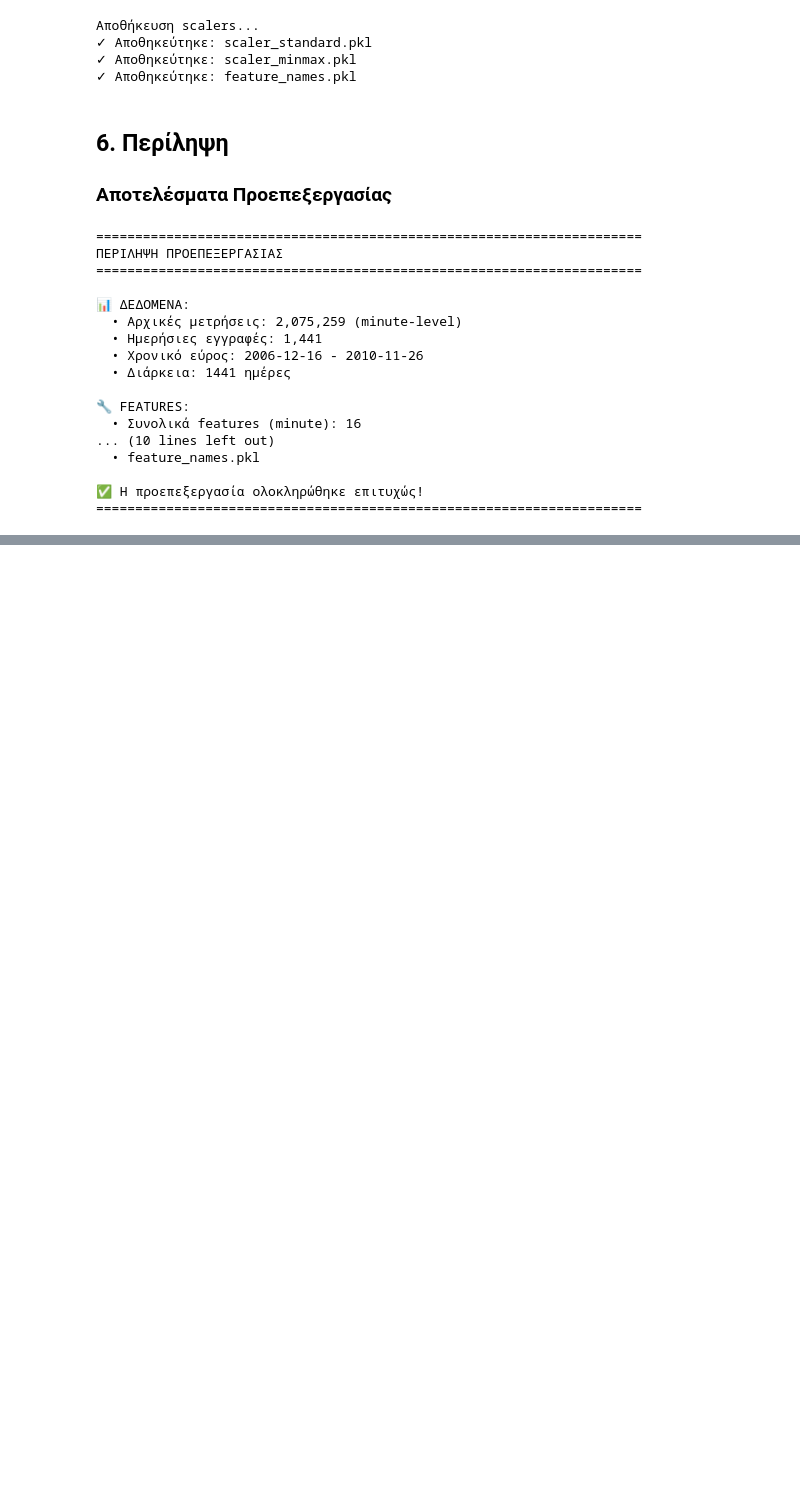
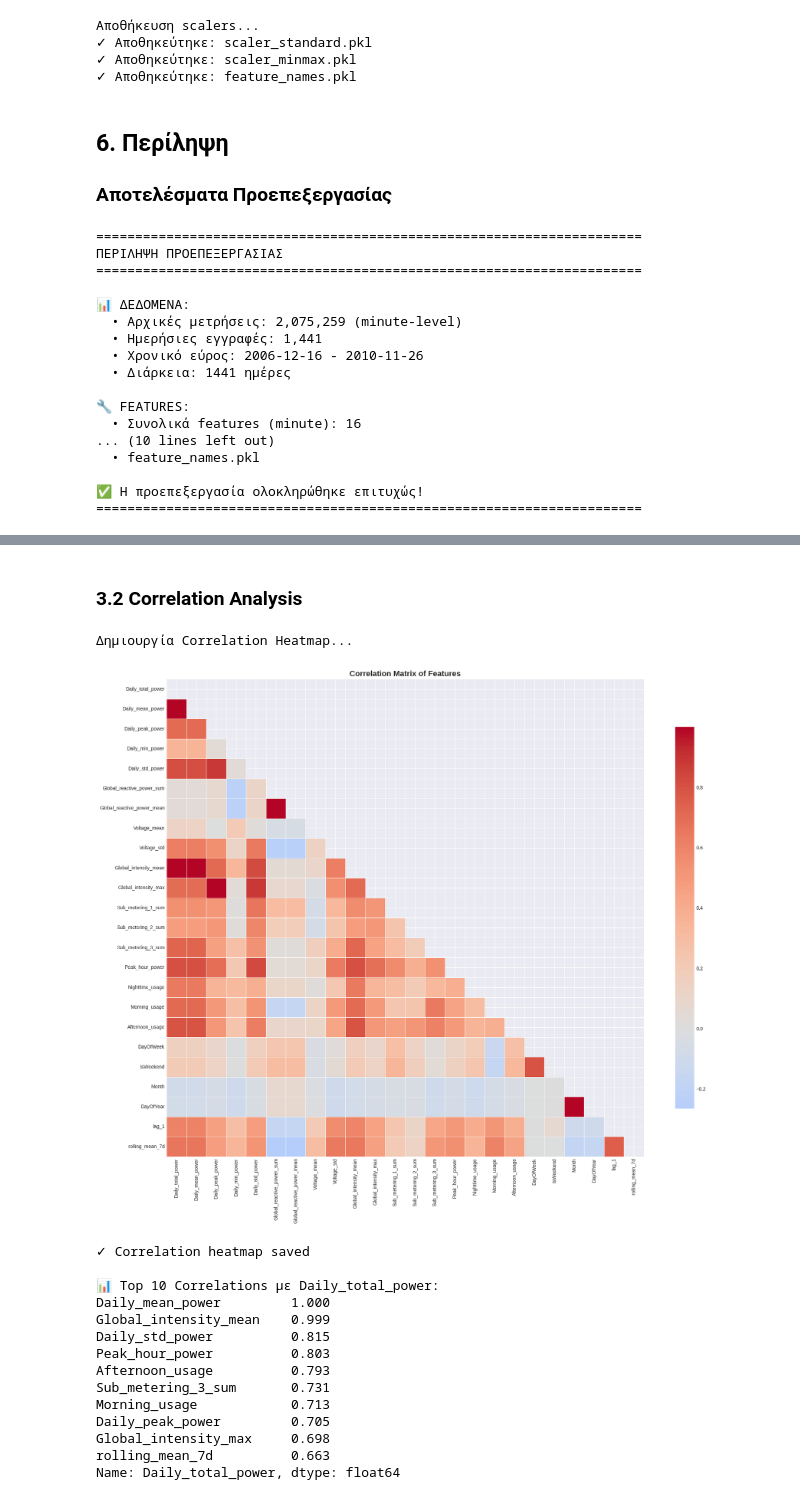
Before and after one commit to KostasPapadogiannis/energy-consumption-mining, a Jupyter notebook: notebooks/data_preprocessing.ipynb, the cells around one changed output, grey strips where cells are left out. Drawn from its saved outputs; the diff is of its cells as text; code cells hidden in the pictures; blank space fills up the shorter version.

Commit message:
Data preprocessing: robust pipeline (lags, derived, temporal split), normalization without leakage, EDA visualizations, dataset exports

```diff
--- a/notebooks/data_preprocessing.ipynb
+++ b/notebooks/data_preprocessing.ipynb
@@ -749,0 +1361,50 @@ max       6.000000     1.000000    12.000000   366.000000          1.000000
+# %% [markdown]
+### 3.2 Correlation Analysis
+# %%
+# Correlation heatmap
+print("Δημιουργία Correlation Heatmap...")
+
+# Select numerical features για correlation
+numerical_cols = daily_df.select_dtypes(include=[np.number]).columns.tolist()
+
+# Remove target variable από correlation (θα το αναλύσουμε ξεχωριστά)
+corr_features = [col for col in numerical_cols if col not in ['High_Consumption', 'Next_day_consumption']]
+
+# Compute correlation matrix
+corr_matrix = daily_df[corr_features].corr()
+
+# Plot heatmap
+fig, ax = plt.subplots(figsize=(20, 16))
+
+mask = np.triu(np.ones_like(corr_matrix, dtype=bool))  # Mask για upper triangle
+sns.heatmap(corr_matrix, mask=mask, annot=False, cmap='coolwarm', center=0,
+            square=True, linewidths=0.5, cbar_kws={"shrink": 0.8}, ax=ax)
+
+ax.set_title('Correlation Matrix of Features', fontsize=16, fontweight='bold')
+plt.tight_layout()
+plt.savefig('../results/correlation_heatmap.png', dpi=300, bbox_inches='tight')
+plt.show()
+
+print("✓ Correlation heatmap saved")
+
+# Top correlations with Daily_total_power
+print("\n📊 Top 10 Correlations με Daily_total_power:")
+correlations = corr_matrix['Daily_total_power'].abs().sort_values(ascending=False)
+print(correlations.head(11)[1:])  # Exclude self-correlation
+# %% [output]
+Δημιουργία Correlation Heatmap...
+[figure, added]
+✓ Correlation heatmap saved
+
+📊 Top 10 Correlations με Daily_total_power:
+Daily_mean_power         1.000
+Global_intensity_mean    0.999
+Daily_std_power          0.815
+Peak_hour_power          0.803
+Afternoon_usage          0.793
+Sub_metering_3_sum       0.731
+Morning_usage            0.713
+Daily_peak_power         0.705
+Global_intensity_max     0.698
+rolling_mean_7d          0.663
+Name: Daily_total_power, dtype: float64
```
Also changed, not shown: parts of 52 cells of this notebook.
